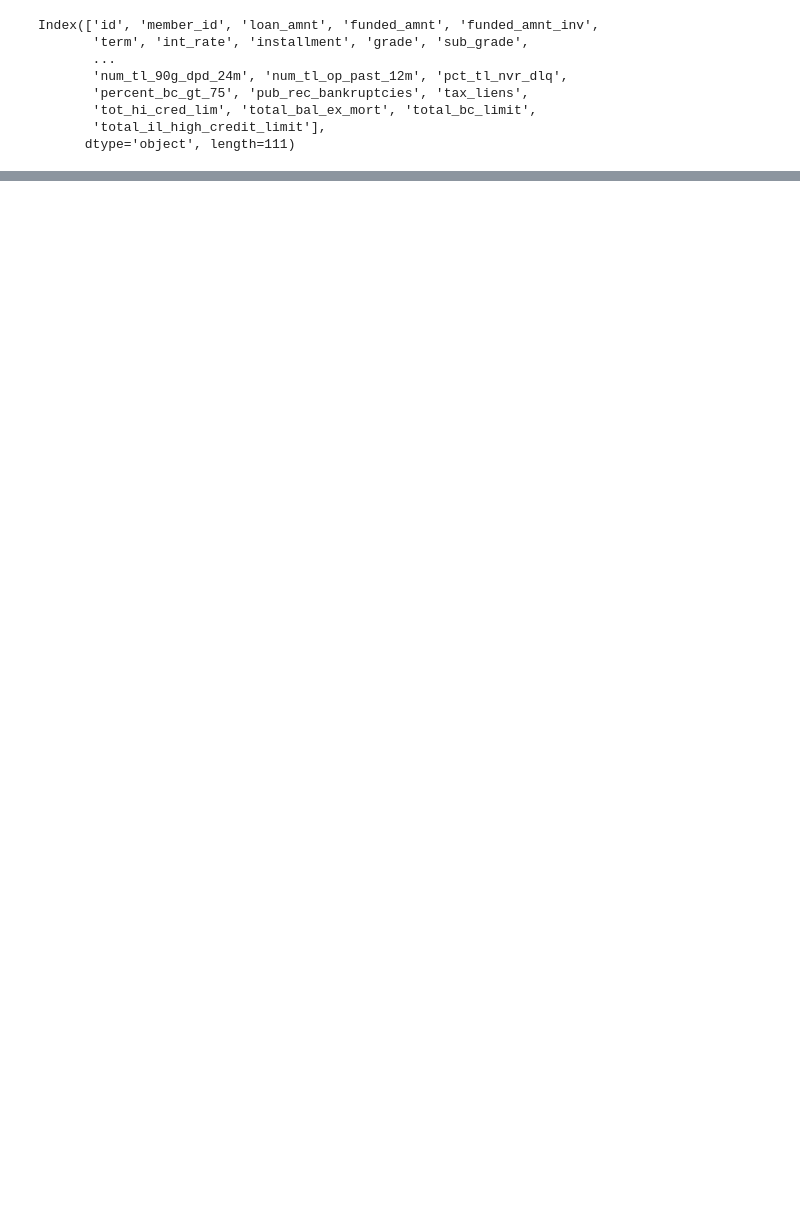
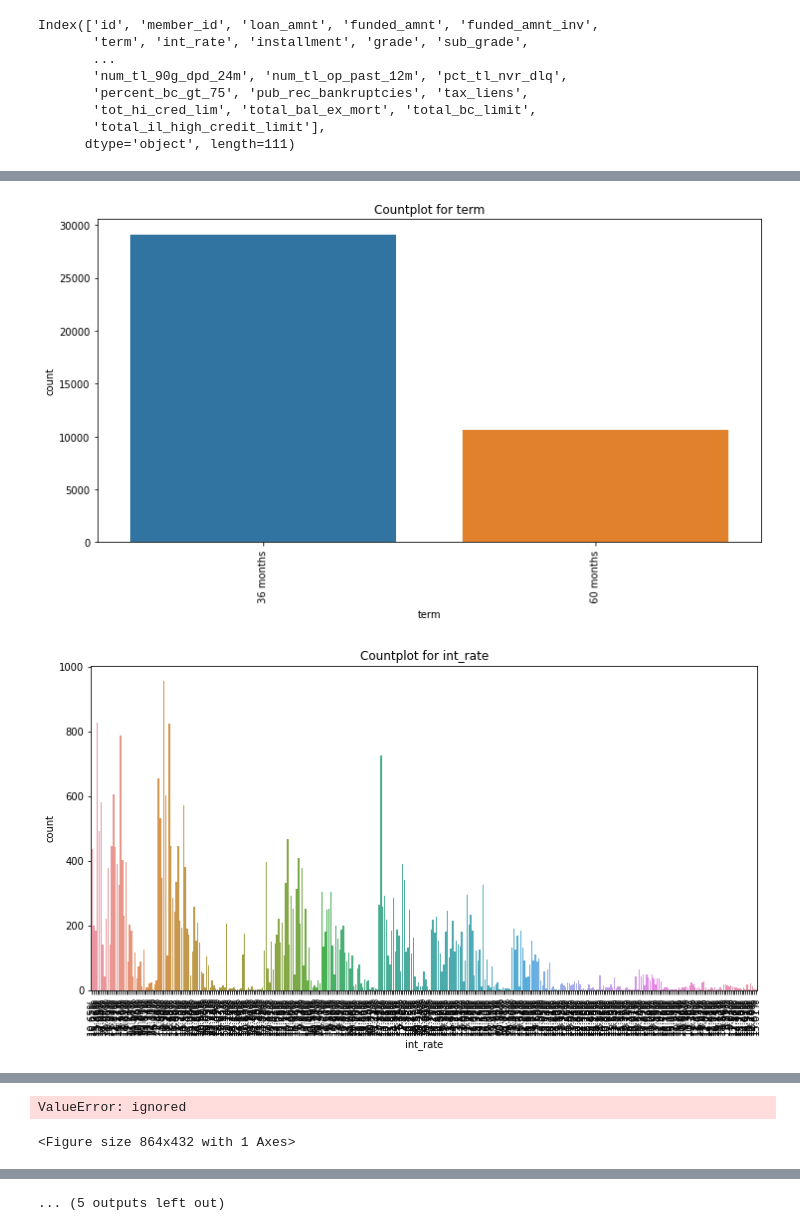
Before and after one commit to kavithachitriki/UPGRAD, a Jupyter notebook: LendingCludCaseStudy.ipynb, the cells around one changed output, grey strips where cells are left out. Saved outputs shown, nothing was run; the diff lists cells and outputs as text; code cells hidden in the pictures; blank space fills up the shorter version.

```diff
--- a/LendingCludCaseStudy.ipynb
+++ b/LendingCludCaseStudy.ipynb
@@ -80,0 +211,10 @@ KeyError: ignored
+# %%
+for i in cat_cols:
+    plt.figure(figsize=(12,6))
+    sns.countplot(df[i])
+    plt.title("Countplot for "+i)
+    plt.xticks(rotation=90)
+    plt.show()
+# %% [output]
+[figure, added]
+[figure, added]
@@ -80,0 +228,2 @@ KeyError: ignored
+ValueError: ignored
+<Figure size 864x432 with 1 Axes>
@@ -80,0 +231 @@ KeyError: ignored
+... (5 outputs left out)
```
Also changed, not shown: parts of 23 cells of this notebook.
